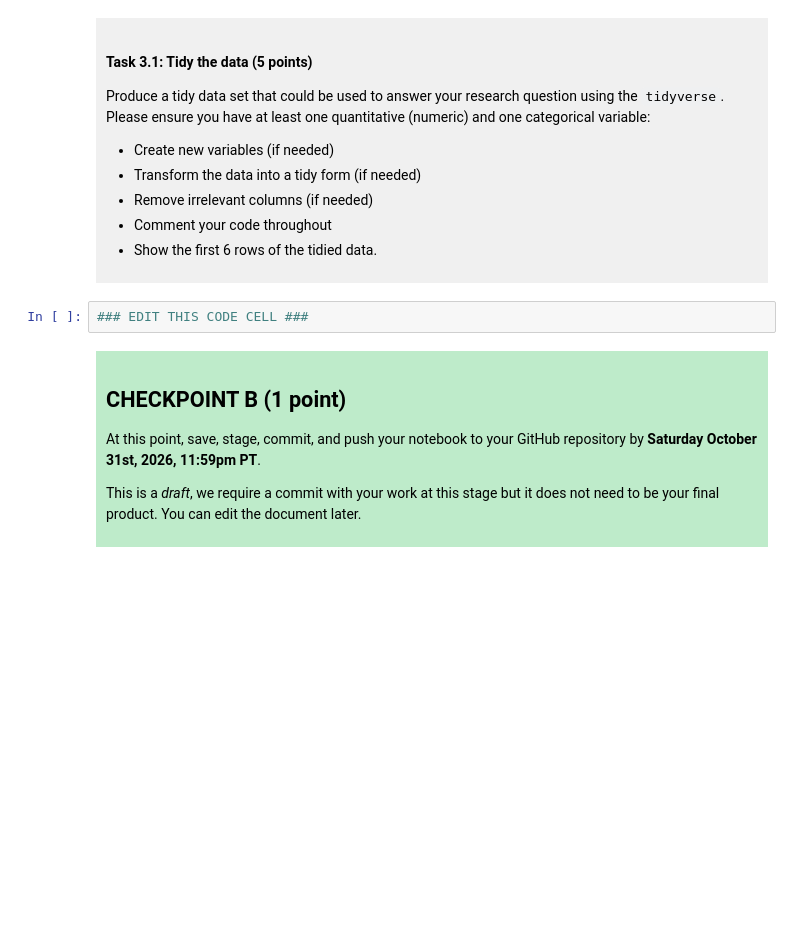
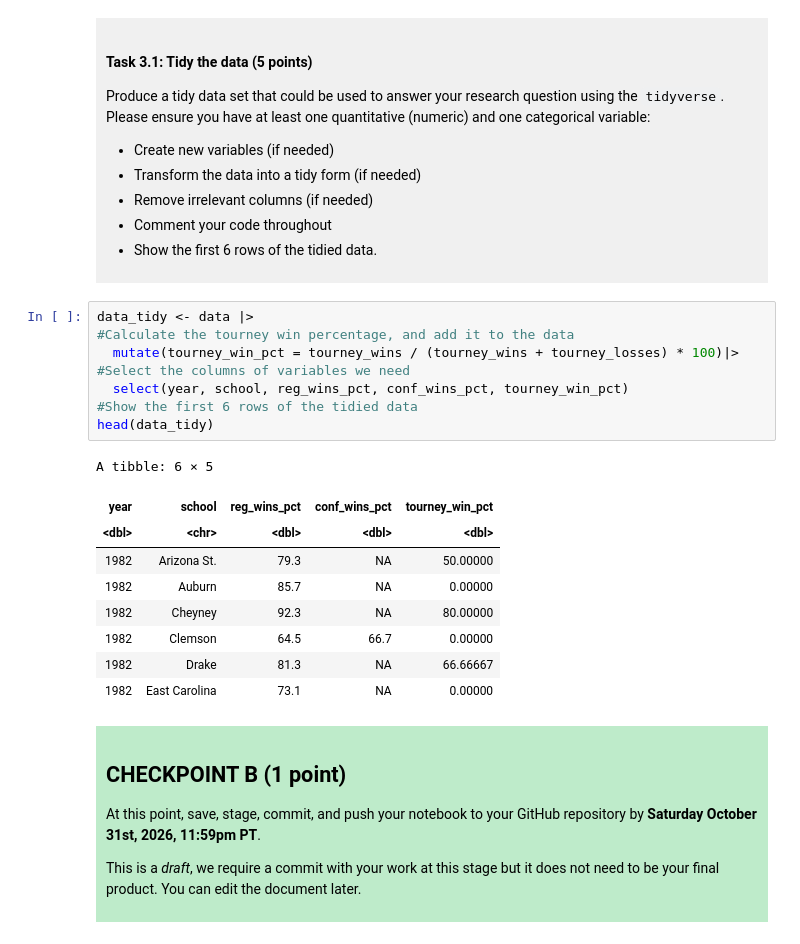
Before and after one commit to boyigeng/dsci-100-project-boyigeng, a Jupyter notebook: dsci-100-project-notebook.ipynb, the cells around one changed output. Drawn from its saved outputs; the diff is of its cells as text; blank space fills up the shorter version.

Commit message:
add things to checkpoint B
Come up a predictive question and tidy the data.

```diff
--- a/dsci-100-project-notebook.ipynb
+++ b/dsci-100-project-notebook.ipynb
@@ -209,7 +219,23 @@ Produce a tidy data set that could be used to answer your research question usin
 
 </div>
 # %%
-### EDIT THIS CODE CELL ###
+data_tidy <- data |>
+#Calculate the tourney win percentage, and add it to the data
+  mutate(tourney_win_pct = tourney_wins / (tourney_wins + tourney_losses) * 100)|>
+#Select the columns of variables we need
+  select(year, school, reg_wins_pct, conf_wins_pct, tourney_win_pct)
+#Show the first 6 rows of the tidied data
+head(data_tidy)
+# %% [output]
+A tibble: 6 × 5
+| year | school | reg_wins_pct | conf_wins_pct | tourney_win_pct |
+| <dbl> | <chr> | <dbl> | <dbl> | <dbl> |
+| 1982 | Arizona St. | 79.3 | NA | 50.00000 |
+| 1982 | Auburn | 85.7 | NA | 0.00000 |
+| 1982 | Cheyney | 92.3 | NA | 80.00000 |
+| 1982 | Clemson | 64.5 | 66.7 | 0.00000 |
+| 1982 | Drake | 81.3 | NA | 66.66667 |
+| 1982 | East Carolina | 73.1 | NA | 0.00000 |
 # %% [markdown]
 <div style="background-color: #beebca; padding: 10px;">
 
```
Also changed, not shown: parts of 3 cells of this notebook.
